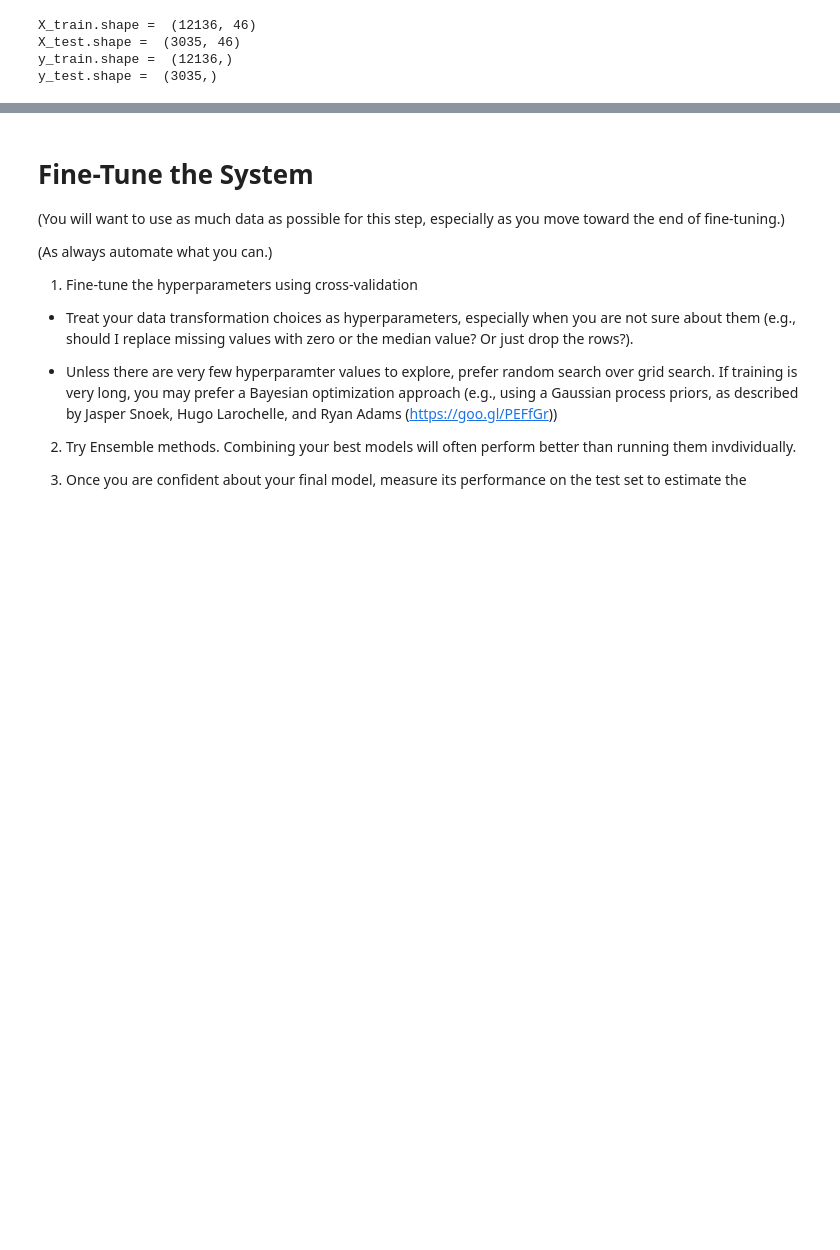
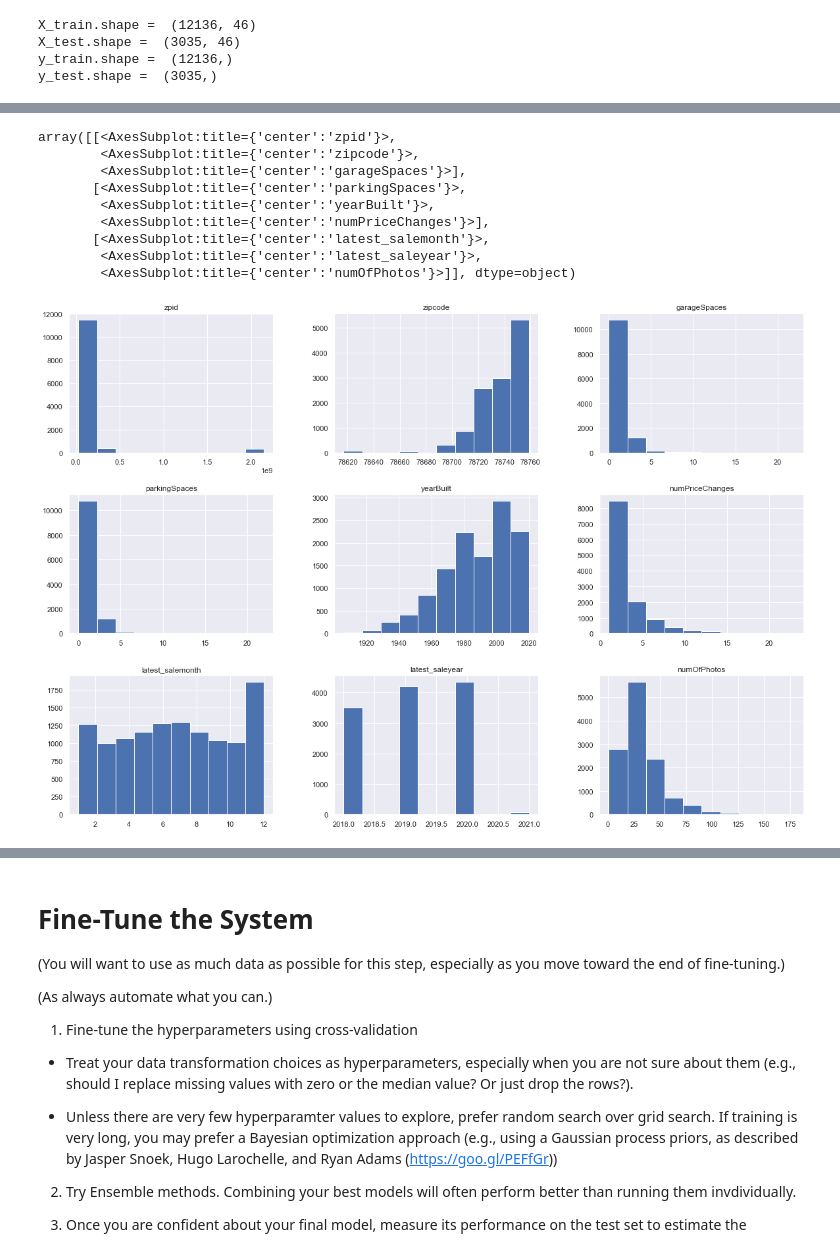
Before and after one commit to OscarKodes/100-Days-of-Data-Projects, a Jupyter notebook: 4-Texas_Housing_Prices/Texas Housing Prices.ipynb, the cells around one changed output, grey strips where cells are left out. Cells and saved outputs as stored; diff of their text form; code cells hidden in the pictures; blank space fills up the shorter version.

```diff
--- a/4-Texas_Housing_Prices/Texas Housing Prices.ipynb
+++ b/4-Texas_Housing_Prices/Texas Housing Prices.ipynb
@@ -103,0 +149,17 @@ y_test.shape =  (3035,)
+# %%
+# filter and select columns to visualize
+columns = X_train.select_dtypes("int").columns[:9]
+
+# histogram of all selected columns
+X_train[columns].hist(figsize=(20,14))
+# %% [output]
+array([[<AxesSubplot:title={'center':'zpid'}>,
+        <AxesSubplot:title={'center':'zipcode'}>,
+        <AxesSubplot:title={'center':'garageSpaces'}>],
+       [<AxesSubplot:title={'center':'parkingSpaces'}>,
+        <AxesSubplot:title={'center':'yearBuilt'}>,
+        <AxesSubplot:title={'center':'numPriceChanges'}>],
+       [<AxesSubplot:title={'center':'latest_salemonth'}>,
+        <AxesSubplot:title={'center':'latest_saleyear'}>,
+        <AxesSubplot:title={'center':'numOfPhotos'}>]], dtype=object)
+[figure, added]
```
Also changed, not shown: parts of 56 cells of this notebook.
